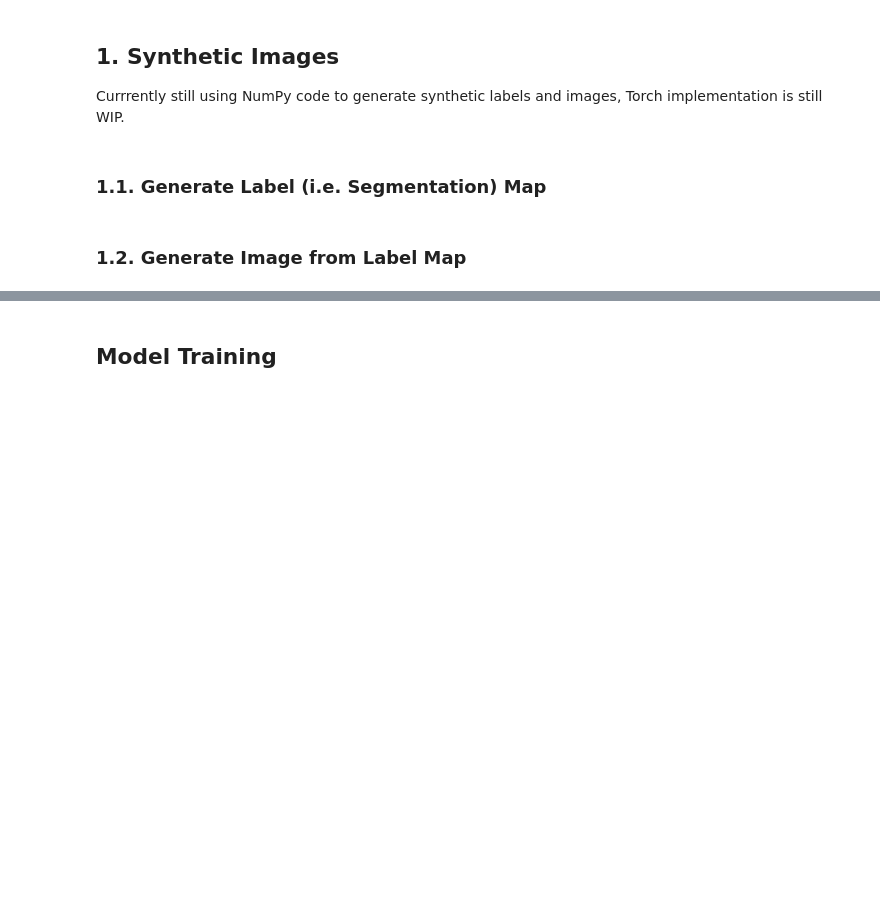
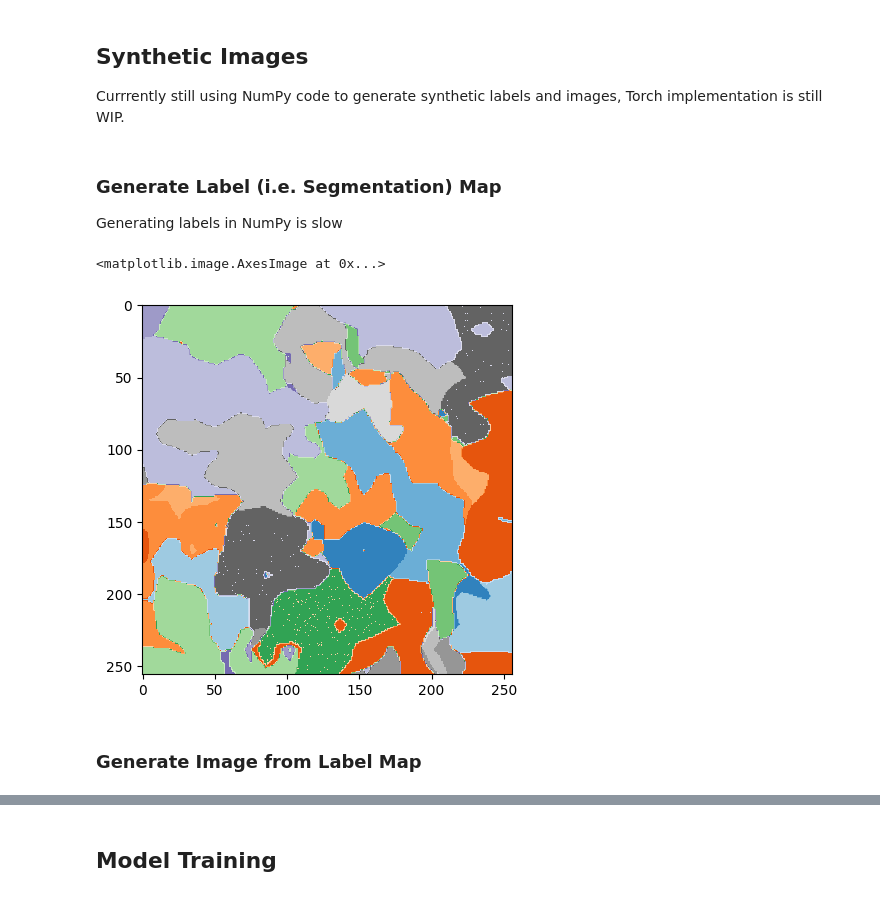
Before and after one commit to matt-kh/synthmorph-torch, a Jupyter notebook: synthmorph_demo.ipynb, the cells around one changed output, grey strips where cells are left out. Drawn from its saved outputs; the diff is of its cells as text; code cells hidden in the pictures; blank space fills up the shorter version.

```diff
--- a/synthmorph_demo.ipynb
+++ b/synthmorph_demo.ipynb
@@ -36,17 +27,21 @@ import pytorch_lightning as pl
 # %% [markdown]
-## 1. Synthetic Images
+## Synthetic Images
 Currrently still using NumPy code to generate synthetic labels and images, Torch implementation is still WIP.
 # %% [markdown]
-### 1.1. Generate Label (i.e. Segmentation) Map
+### Generate Label (i.e. Segmentation) Map
+Generating labels in NumPy is slow
 # %%
 # Input shapes.
 in_shape = (256,) * 2
 num_dim = len(in_shape)
 num_label = 16
 # %%
-label_map = datamodule.generate_map(in_shape, num_label)
+label_map = dm.generate_map(in_shape, num_label)
 plt.imshow(label_map, cmap='tab20c')
+# %% [output]
+<matplotlib.image.AxesImage at 0x...>
+[figure, added]
 # %% [markdown]
-### 1.2. Generate Image from Label Map
+### Generate Image from Label Map
 # %%
 n = 4
```
Also changed, not shown: parts of 29 cells of this notebook, 1 other file.
